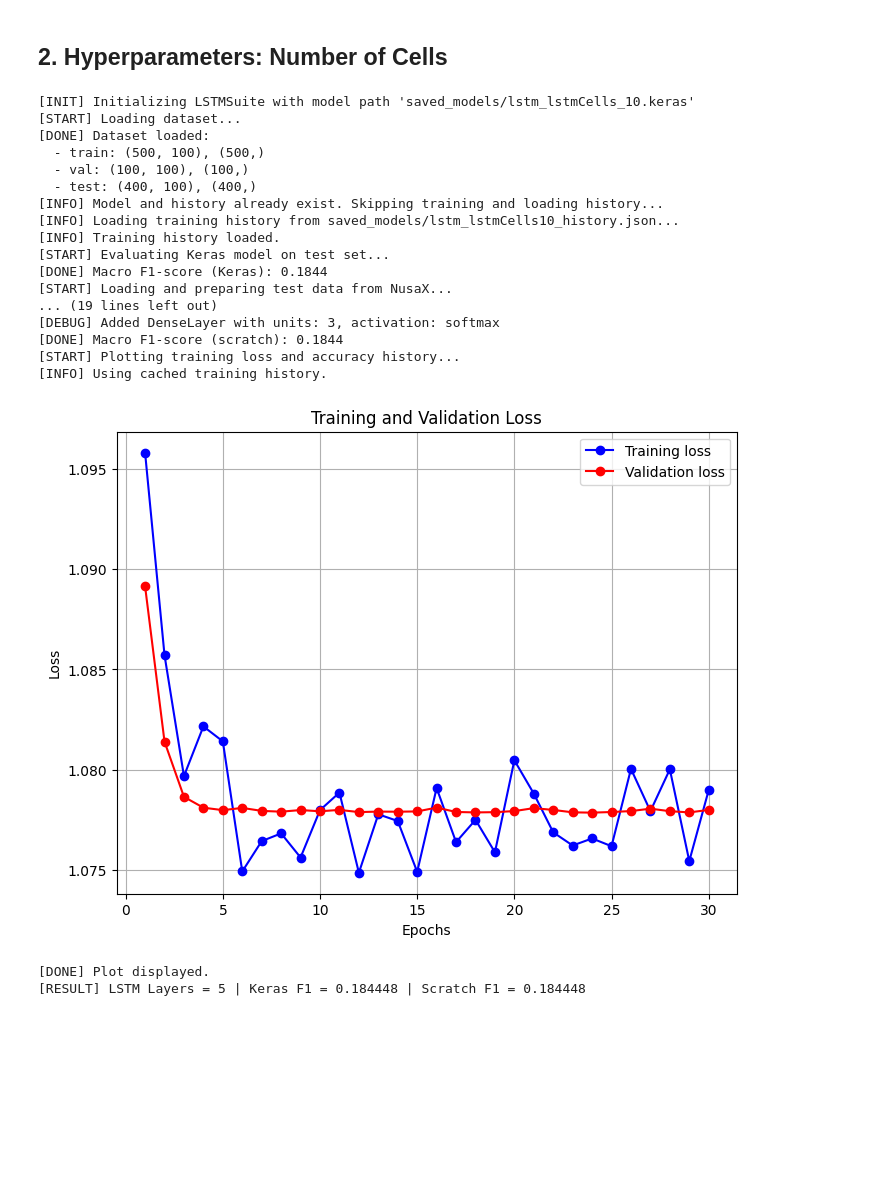
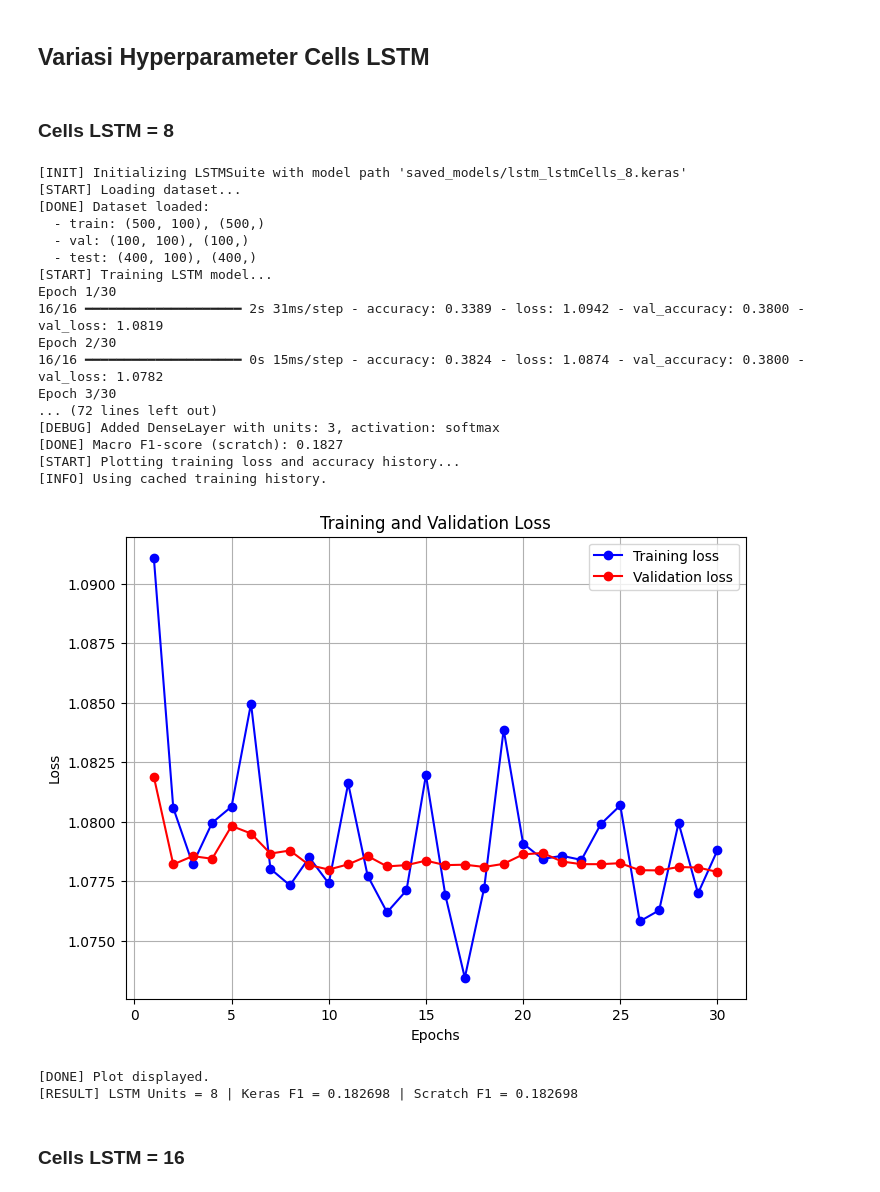
Before and after one commit to Farhannr28/Convolutional-Neural-Network-and-Recurrent-Neural-Network, a Jupyter notebook: src/LSTM.ipynb, the cells around one changed output. Drawn from its saved outputs; the diff is of its cells as text; code cells hidden in the pictures; blank space fills up the shorter version.

```diff
--- a/src/LSTM.ipynb
+++ b/src/LSTM.ipynb
@@ -341,13 +309,6 @@ def plot_loss(
 ) -> None:
     """
     Plot training loss and validation loss over epochs.
-
-    Parameters:
-    -----------
-    history : Dict[str, List[float]]
-        Dictionary containing 'loss' and 'val_loss' lists from Keras History object.
-    title : str, optional
-        Title of the plot (default is "Training and Validation Loss").
     """
     loss = history.get("loss", [])
     val_loss = history.get("val_loss", [])
@@ -375,18 +336,9 @@ def plot_multi_loss(
 ) -> None:
     """
     Plot multiple training and validation losses in two subplots.
-
-    Parameters:
-    -----------
-    histories : Dict[str, Dict[str, List[float]]]
-        Dictionary where keys are experiment names and values are history dicts
-        containing 'loss' and 'val_loss' lists.
-    title : str, optional
-        Title of the whole figure (default is "Training and Validation Loss Comparison").
     """
     plt.figure(figsize=(14, 6))
 
-    # Plot training loss
     plt.subplot(1, 2, 1)
     for name, history in histories.items():
         loss = history.get("loss", [])
@@ -399,7 +351,6 @@ def plot_multi_loss(
     plt.legend()
     plt.grid(True)
 
-    # Plot validation loss
     plt.subplot(1, 2, 2)
     for name, history in histories.items():
         val_loss = history.get("val_loss", [])
@@ -747,39 +679,43 @@ Epoch 3/30
-# %% [markdown]
-## 2. Hyperparameters: Number of Cells
+# %% [markdown]
+## Variasi Hyperparameter Cells LSTM
+# %% [markdown]
+### Cells LSTM = 8
 # %%
-lstm_lstmCells_10 = LSTMSuite(save_dir="saved_models", model_name="lstm_lstmCells_10.keras")
-lstm_lstmCells_10.history_path = Path("saved_models/lstm_lstmCells10_history.json")
-lstm_lstmCells_10.load_data()
+lstm_lstmCells_8 = LSTMSuite(save_dir="saved_models", model_name="lstm_lstmCells_8.keras")
+lstm_lstmCells_8.history_path = Path("saved_models/lstm_lstmCells8_history.json")
+lstm_lstmCells_8.load_data()
 
-if lstm_lstmCells_10.model_path.exists() and lstm_lstmCells_10.history_path.exists():
+if lstm_lstmCells_8.model_path.exists() and lstm_lstmCells_8.history_path.exists():
     print("[INFO] Model and history already exist. Skipping training and loading history...")
-    lstm_lstmCells_10.load_history()
+    lstm_lstmCells_8.load_history()
 else:
-    lstm_lstmCells_10.train(epochs=30, batch_size=32, lstm_layers=5, lstm_units=10)
+    lstm_lstmCells_8.train(epochs=30, batch_size=32, lstm_layers=1, lstm_units=8)
 
-keras_lstm_lstmCells_10 = lstm_lstmCells_10.evaluate_keras()
-scratch_lstm_lstmCells_10 = lstm_lstmCells_10.evaluate_scratch()
-lstm_lstmCells_10.plot_history()
-print(f"[RESULT] LSTM Units = 10 | Keras F1 = {keras_lstm_lstmCells_10:.6f} | Scratch F1 = {scratch_lstm_lstmCells_10:.6f}\n")
+keras_lstm_lstmCells_8 = lstm_lstmCells_8.evaluate_keras()
+scratch_lstm_lstmCells_8 = lstm_lstmCells_8.evaluate_scratch()
+lstm_lstmCells_8.plot_history()
+print(f"[RESULT] LSTM Units = 8 | Keras F1 = {keras_lstm_lstmCells_8:.6f} | Scratch F1 = {scratch_lstm_lstmCells_8:.6f}\n")
 # %% [output]
-[INIT] Initializing LSTMSuite with model path 'saved_models/lstm_lstmCells_10.keras'
+[INIT] Initializing LSTMSuite with model path 'saved_models/lstm_lstmCells_8.keras'
 [START] Loading dataset...
 [DONE] Dataset loaded:
   - train: (500, 100), (500,)
   - val: (100, 100), (100,)
   - test: (400, 100), (400,)
-[INFO] Model and history already exist. Skipping training and loading history...
-[INFO] Loading training history from saved_models/lstm_lstmCells10_history.json...
-[INFO] Training history loaded.
-[START] Evaluating Keras model on test set...
-[DONE] Macro F1-score (Keras): 0.1844
-[START] Loading and preparing test data from NusaX...
-... (19 lines left out)
+[START] Training LSTM model...
+Epoch 1/30
+16/16 ━━━━━━━━━━━━━━━━━━━━ 2s 31ms/step - accuracy: 0.3389 - loss: 1.0942 - val_accuracy: 0.3800 - val_loss: 1.0819
+Epoch 2/30
+16/16 ━━━━━━━━━━━━━━━━━━━━ 0s 15ms/step - accuracy: 0.3824 - loss: 1.0874 - val_accuracy: 0.3800 - val_loss: 1.0782
+Epoch 3/30
+... (72 lines left out)
 [DEBUG] Added DenseLayer with units: 3, activation: softmax
-[DONE] Macro F1-score (scratch): 0.1844
+[DONE] Macro F1-score (scratch): 0.1827
 [START] Plotting training loss and accuracy history...
 [INFO] Using cached training history.
-[figure, old version]
+[figure, new version]
 [DONE] Plot displayed.
-[RESULT] LSTM Layers = 5 | Keras F1 = 0.184448 | Scratch F1 = 0.184448
+[RESULT] LSTM Units = 8 | Keras F1 = 0.182698 | Scratch F1 = 0.182698
+# %% [markdown]
+### Cells LSTM = 16
 # %%
```
Also changed, not shown: parts of 24 cells of this notebook, 3 other files.
